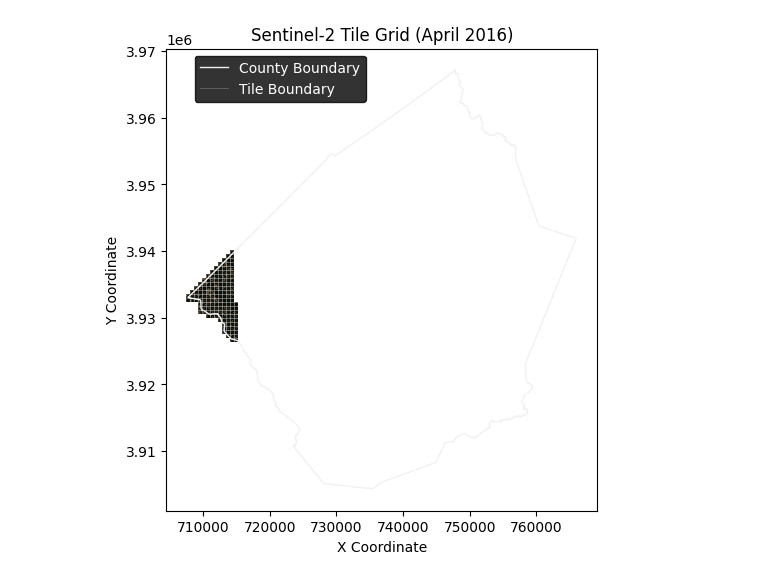
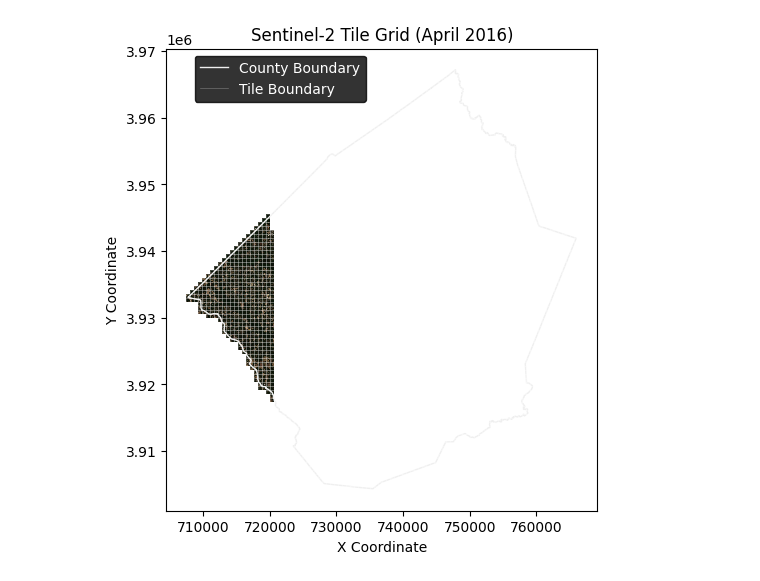
Before and after one commit to benton-tripp/urban-clay, a Jupyter notebook: notebooks/plot-sentinel-2-tiles.ipynb, the cells around one changed output. Drawn from its saved outputs; the diff is of its cells as text; code cells hidden in the pictures.

Commit message:
some plots

```diff
--- a/notebooks/plot-sentinel-2-tiles.ipynb
+++ b/notebooks/plot-sentinel-2-tiles.ipynb
@@ -91,7 +91,7 @@ gdf['date_files_mapping'] = gdf['date_files_mapping'].apply(lambda x: json.loads
 county_boundary = gpd.read_file("../data/county_boundary.shp")
 # %%
 # Define your parameters
-indices = [i for i in range(0, 150)]  # List of tile indices
+indices = [i for i in range(0, 500)]  # List of tile indices
 bands = ['B02', 'B03', 'B04', 'B08']
 
 # Call the function
@@ -104,9 +104,20 @@ formatted_date = date.strftime("%B %Y")  # "April 2016"
 # Extract RGB bands from stacked_mosaics for visualization
 rgb_array = stacked_mosaics.sel(band=['B04', 'B03', 'B02']).isel(time=0).values
 
-# Normalize the RGB array and set values < 0 to white (for any masked areas)
+# Increase brightness and contrast by applying a scaling factor
+brightness_factor = 1.2  # Adjust brightness (values > 1 increase brightness, < 1 decrease)
+contrast_factor = 1.3    # Adjust contrast (values > 1 increase contrast)
+
+# Normalize the RGB array
 rgb_array_normalized = rgb_array / rgb_array.max()  # Normalize data
-rgb_array_masked = np.where(rgb_array_normalized < 0, 1, rgb_array_normalized)  # Set values < 0 to white
+# Mask the areas where values are NaN or -1 for brightness and contrast adjustments
+rgb_array_mask = np.isnan(rgb_array_normalized) | (rgb_array_normalized < 0)
+# Enhance brightness and contrast only on the valid data
+brightness_factor = 1.3  # Adjust brightness (values > 1 increase brightness)
+contrast_factor = 1.6    # Adjust contrast (values > 1 increase contrast)
+rgb_array_brightened = np.clip(rgb_array_normalized * brightness_factor * contrast_factor, 0, 1)
+# Apply the mask to set these areas to white (1, 1, 1)
+rgb_array_brightened[rgb_array_mask] = 1  # Set NaN or negative areas to white
 
 # Get x and y coordinate values from stacked_mosaics
 x_coords = stacked_mosaics.x.values
@@ -115,36 +126,37 @@ y_coords = stacked_mosaics.y.values
 # Plot the RGB image
 fig, ax = plt.subplots(figsize=(6, 6))
 
+
 # Display the RGB image with spatial extents
 img = ax.imshow(
-    rgb_array_masked.transpose(1, 2, 0),
+    rgb_array_brightened.transpose(1, 2, 0),
     extent=[x_coords.min(), x_coords.max(), y_coords.min(), y_coords.max()],
     interpolation="nearest"
 )
 
 # Plot the county boundary and tile boundaries
 county_boundary.plot(ax=ax, facecolor='none', edgecolor='#efefef', linewidth=1.)
 gdf.boundary.plot(ax=ax, edgecolor='#ffffff', linewidth=0.5, alpha=0.3)
 
 # Create custom legend elements for County Boundary and Tile Boundary
 legend_elements = [
     Line2D([0], [0], color='#efefef', lw=1., label='County Boundary'),
     Line2D([0], [0], color='#ffffff', lw=0.5, label='Tile Boundary', alpha=0.3),
 ]
 
 # Add the legend for County Boundary and Tile Boundary with a black background and white text
 legend = ax.legend(handles=legend_elements, loc='upper left', bbox_to_anchor=(.05, 1), frameon=True)
 legend.get_frame().set_facecolor('black')  # Set legend background color to black
 legend.get_frame().set_edgecolor('black')  # Set legend border color to black
 
 # Set the text color of the legend to white
 for text in legend.get_texts():
     text.set_color("white")
 
 # Title and labels
 plt.title(f'Sentinel-2 Tile Grid ({formatted_date})')
 plt.xlabel('X Coordinate')
 plt.ylabel('Y Coordinate')
 plt.show()
 # %% [output]
-[figure, old version]
+[figure, new version]
```
